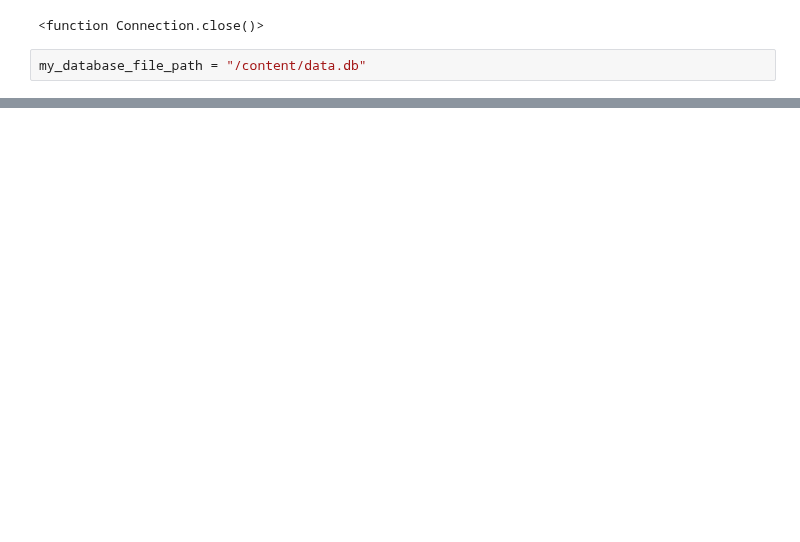
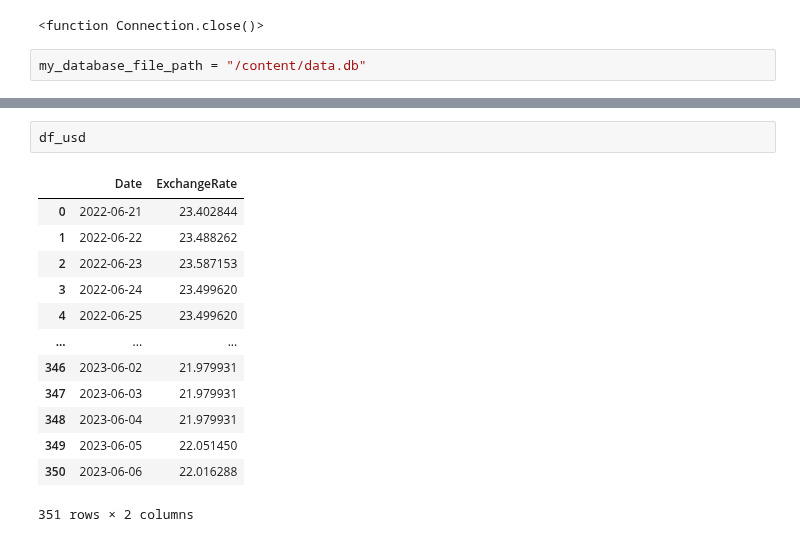
Before and after one commit to danielapinkasova/case_study, a Jupyter notebook: Vojta.ipynb, the cells around one changed output, grey strips where cells are left out. Saved outputs shown, nothing was run; the diff lists cells and outputs as text; blank space fills up the shorter version.

```diff
--- a/Vojta.ipynb
+++ b/Vojta.ipynb
@@ -178,0 +369,16 @@ columns_to_analyze = ['Survived', 'Pclass', 'Sex_male', 'Age', 'SibSp', 'Parch',
+# %%
+df_usd
+# %% [output]
+|  | Date | ExchangeRate |
+| 0 | 2022-06-21 | 23.402844 |
+| 1 | 2022-06-22 | 23.488262 |
+| 2 | 2022-06-23 | 23.587153 |
+| 3 | 2022-06-24 | 23.499620 |
+| 4 | 2022-06-25 | 23.499620 |
+| ... | ... | ... |
+| 346 | 2023-06-02 | 21.979931 |
+| 347 | 2023-06-03 | 21.979931 |
+| 348 | 2023-06-04 | 21.979931 |
+| 349 | 2023-06-05 | 22.051450 |
+| 350 | 2023-06-06 | 22.016288 |
+351 rows × 2 columns
```
Also changed, not shown: parts of 16 cells of this notebook.
